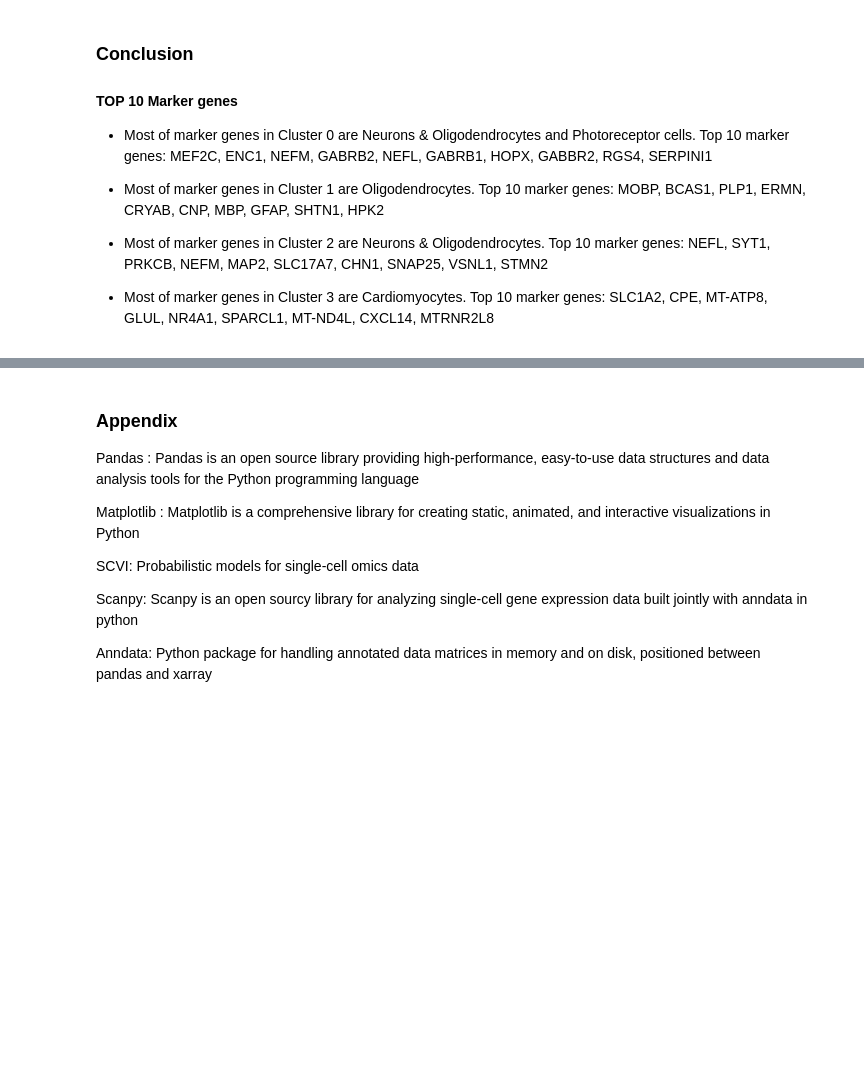
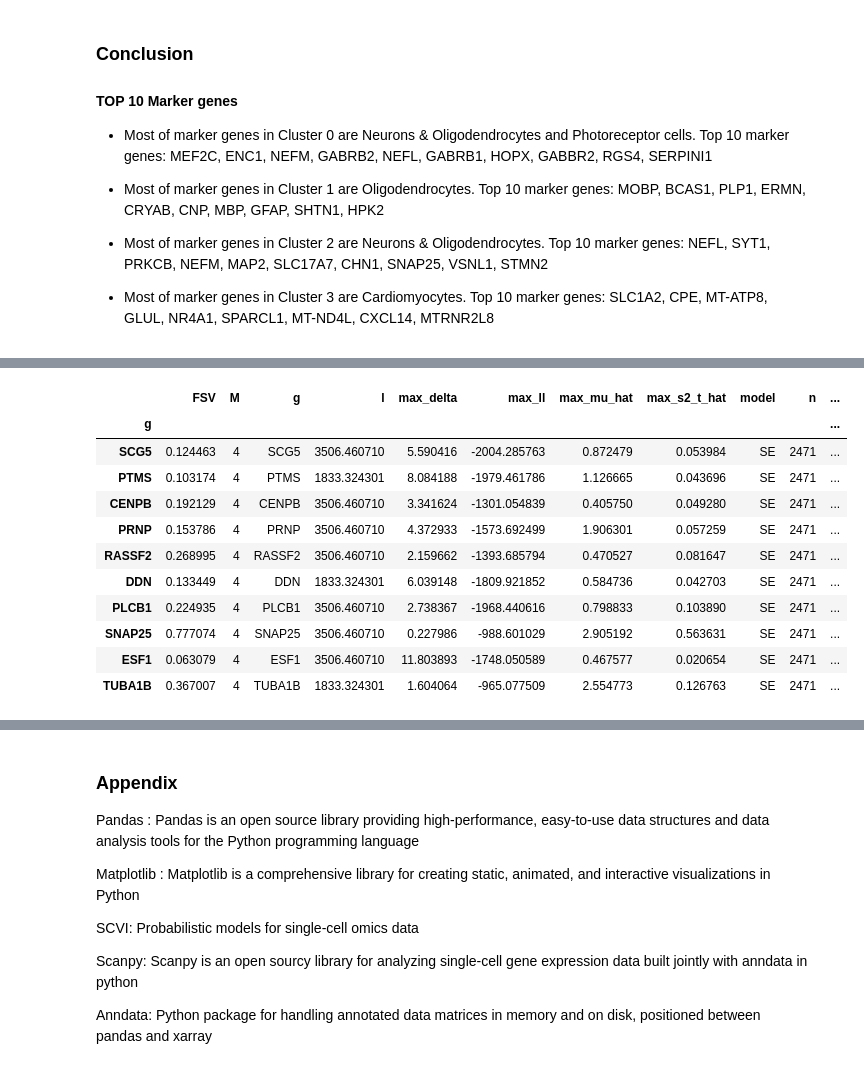
Before and after one commit to madhulathachavali/AIML, a Jupyter notebook: analysis-of-v1-human-brain-data.ipynb, the cells around one changed output, grey strips where cells are left out. Saved outputs shown, nothing was run; the diff lists cells and outputs as text; code cells hidden in the pictures; blank space fills up the shorter version.

```diff
--- a/analysis-of-v1-human-brain-data.ipynb
+++ b/analysis-of-v1-human-brain-data.ipynb
@@ -225,0 +291,15 @@ Top 10 marker genes: SLC1A2, CPE, MT-ATP8, GLUL, NR4A1, SPARCL1, MT-ND4L, CXCL14
+# %%
+results.sort_values("qval").head(10)
+# %% [output]
+|  | FSV | M | g | l | max_delta | max_ll | max_mu_hat | max_s2_t_hat | model | n | ... |
+| g |  |  |  |  |  |  |  |  |  |  | ... |
+| SCG5 | 0.124463 | 4 | SCG5 | 3506.460710 | 5.590416 | -2004.285763 | 0.872479 | 0.053984 | SE | 2471 | ... |
+| PTMS | 0.103174 | 4 | PTMS | 1833.324301 | 8.084188 | -1979.461786 | 1.126665 | 0.043696 | SE | 2471 | ... |
+| CENPB | 0.192129 | 4 | CENPB | 3506.460710 | 3.341624 | -1301.054839 | 0.405750 | 0.049280 | SE | 2471 | ... |
+| PRNP | 0.153786 | 4 | PRNP | 3506.460710 | 4.372933 | -1573.692499 | 1.906301 | 0.057259 | SE | 2471 | ... |
+| RASSF2 | 0.268995 | 4 | RASSF2 | 3506.460710 | 2.159662 | -1393.685794 | 0.470527 | 0.081647 | SE | 2471 | ... |
+| DDN | 0.133449 | 4 | DDN | 1833.324301 | 6.039148 | -1809.921852 | 0.584736 | 0.042703 | SE | 2471 | ... |
+| PLCB1 | 0.224935 | 4 | PLCB1 | 3506.460710 | 2.738367 | -1968.440616 | 0.798833 | 0.103890 | SE | 2471 | ... |
+| SNAP25 | 0.777074 | 4 | SNAP25 | 3506.460710 | 0.227986 | -988.601029 | 2.905192 | 0.563631 | SE | 2471 | ... |
+| ESF1 | 0.063079 | 4 | ESF1 | 3506.460710 | 11.803893 | -1748.050589 | 0.467577 | 0.020654 | SE | 2471 | ... |
+| TUBA1B | 0.367007 | 4 | TUBA1B | 1833.324301 | 1.604064 | -965.077509 | 2.554773 | 0.126763 | SE | 2471 | ... |
```
Also changed, not shown: parts of 8 cells of this notebook.
